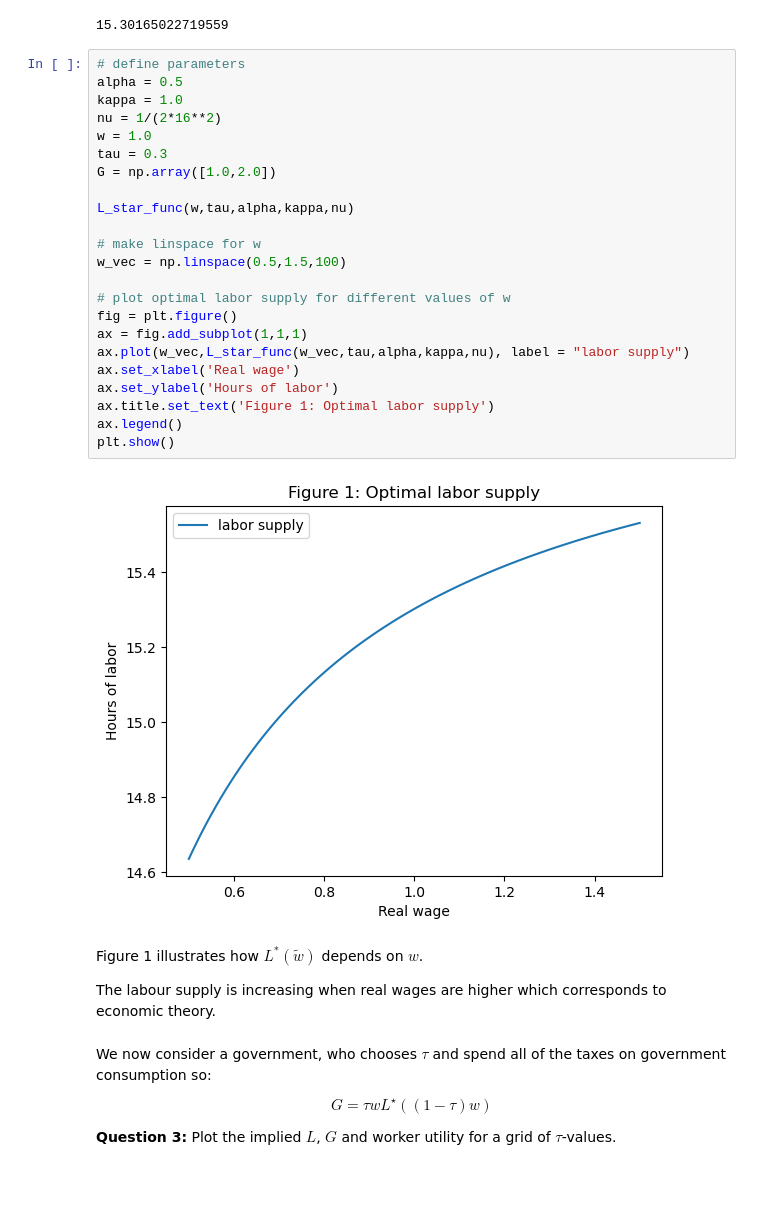
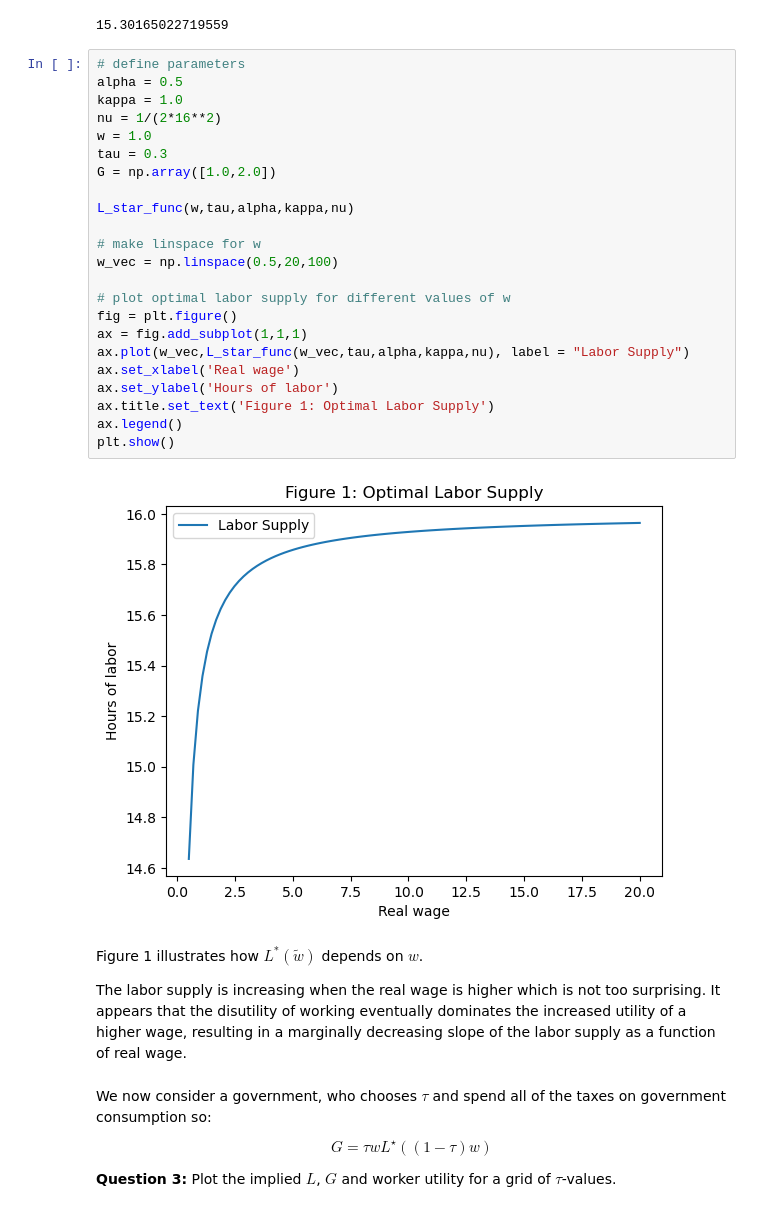
Before and after one commit to NumEconCopenhagen/projects-2023-hold-11, a Jupyter notebook: examproject/Exam-2023-notebook.ipynb, the cells around one changed output. Cells and saved outputs as stored; diff of their text form; blank space fills up the shorter version.

```diff
--- a/examproject/Exam-2023-notebook.ipynb
+++ b/examproject/Exam-2023-notebook.ipynb
@@ -112,32 +112,32 @@ L_star_func(1,0.3,0.5,1,1/(2*16**2))
 # %%
 # define parameters
 alpha = 0.5
 kappa = 1.0
 nu = 1/(2*16**2)
 w = 1.0
 tau = 0.3
 G = np.array([1.0,2.0])
 
 L_star_func(w,tau,alpha,kappa,nu)
 
 # make linspace for w
-w_vec = np.linspace(0.5,1.5,100)
+w_vec = np.linspace(0.5,20,100)
 
 # plot optimal labor supply for different values of w
 fig = plt.figure()
 ax = fig.add_subplot(1,1,1)
-ax.plot(w_vec,L_star_func(w_vec,tau,alpha,kappa,nu), label = "labor supply")
+ax.plot(w_vec,L_star_func(w_vec,tau,alpha,kappa,nu), label = "Labor Supply")
 ax.set_xlabel('Real wage')
 ax.set_ylabel('Hours of labor')
-ax.title.set_text('Figure 1: Optimal labor supply')
+ax.title.set_text('Figure 1: Optimal Labor Supply')
 ax.legend()
 plt.show()
 # %% [output]
-[figure, old version]
+[figure, new version]
-# %% [markdown]
-Figure 1 illustrates how $L^*(\tilde w)$ depends on $w$.
-
-The labour supply is increasing when real wages are higher which corresponds to economic theory.
+# %% [markdown]
+Figure 1 illustrates how $L^*(\tilde w)$ depends on $w$.
+
+The labor supply is increasing when the real wage is higher which is not too surprising. It appears that the disutility of working eventually dominates the increased utility of a higher wage, resulting in a marginally decreasing slope of the labor supply as a function of real wage.
 # %% [markdown]
 
 We now consider a government, who chooses $\tau$ and spend all of the taxes on government consumption so:
```
Also changed, not shown: parts of 12 cells of this notebook, 4 other files.
